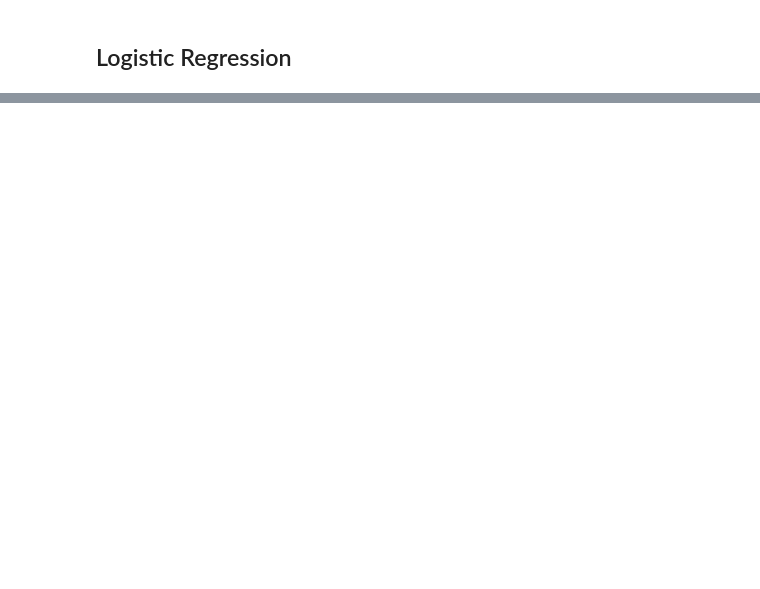
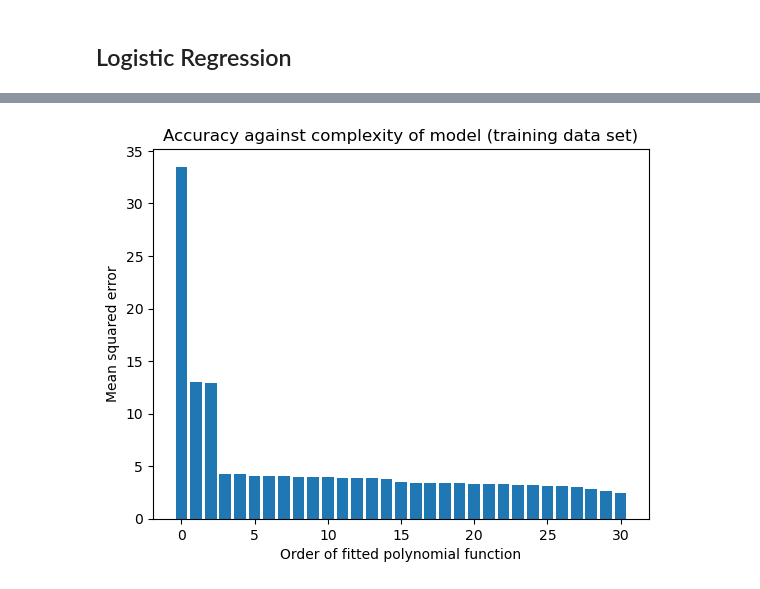
Before and after one commit to puszekjuliuszek/PUMy, a Jupyter notebook: lab1/Untitled2.ipynb, the cells around one changed output, grey strips where cells are left out. Cells and saved outputs as stored; diff of their text form; code cells hidden in the pictures; blank space fills up the shorter version.

```diff
--- a/lab1/Untitled2.ipynb
+++ b/lab1/Untitled2.ipynb
@@ -191,0 +151,3 @@ draw_model(poly_pred)
+# %%
+df_logistic_train = pd.read_csv('prediction_dataframe.csv')
+df_logistic_test = pd.read_csv("prediction_dataframe_test.csv")
@@ -191,0 +220,29 @@ draw_model(poly_pred)
+# %%
+from sklearn.model_selection import train_test_split
+
+x_train, x_test, y_train, y_test = train_test_split(x, y,test_size=0.4)
+from numpy.polynomial import polynomial as P
+
+p_train = []
+for i in range(0,31):
+    p_train.append(P.polyfit(x_train,y_train,i))
+
+    from numpy.polynomial import polynomial as P
+
+yfit_train = []
+mse_train =[]
+
+for i in range(0,31):
+    #y values of the polynomials evaluated at the input points x_train.
+    yfit_train.append(P.polyval(x_train,p_train[i]))
+    #mean of squared differences between the datapoints y and the fitted y-values
+    mse_train.append(mean_squared_error(y_train,yfit_train[i]))
+
+#display overview about mse's
+plt.bar(range(0,31),mse_train, label = 'mse based on training set') # Artificial Datapoints
+plt.title('Accuracy against complexity of model (training data set)')
+plt.xlabel('Order of fitted polynomial function')
+plt.ylabel('Mean squared error')
+plt.show()
+# %% [output]
+[figure, added]
```
Also changed, not shown: parts of 37 cells of this notebook, 4 other files.
